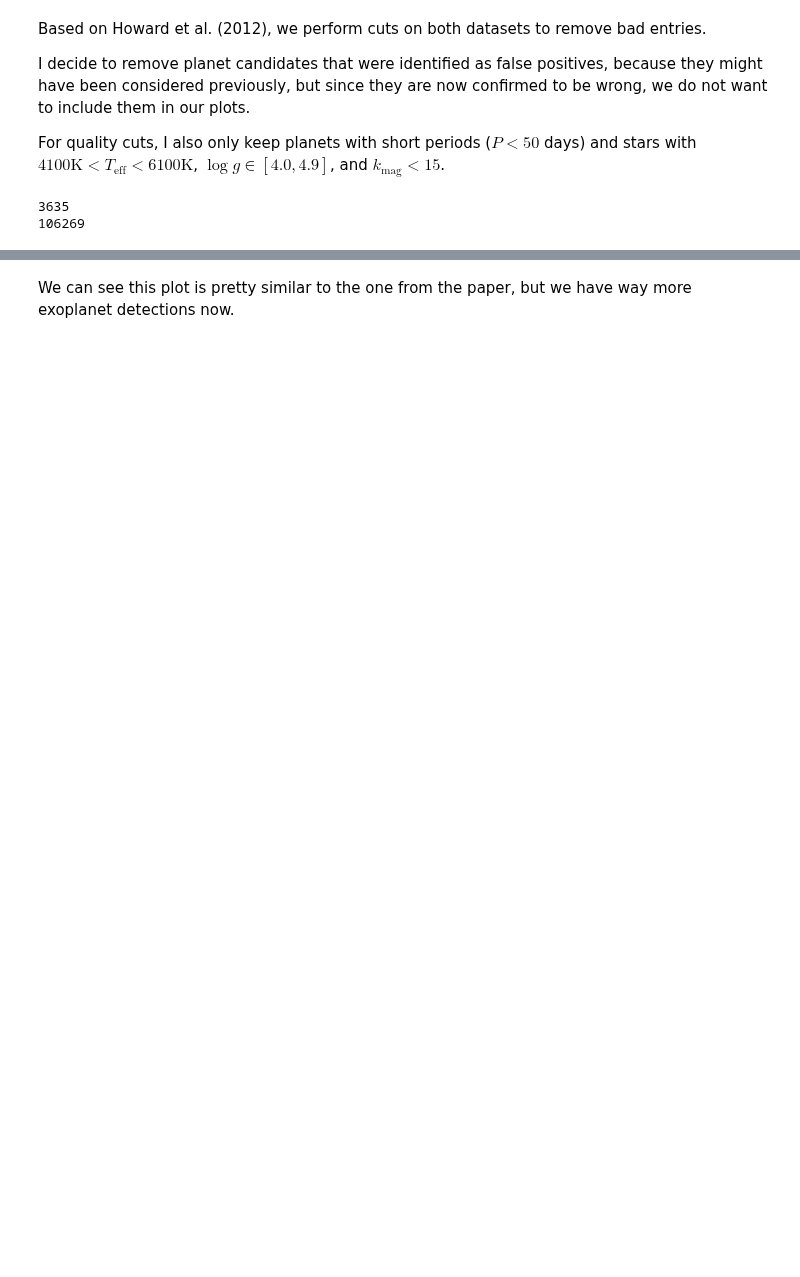
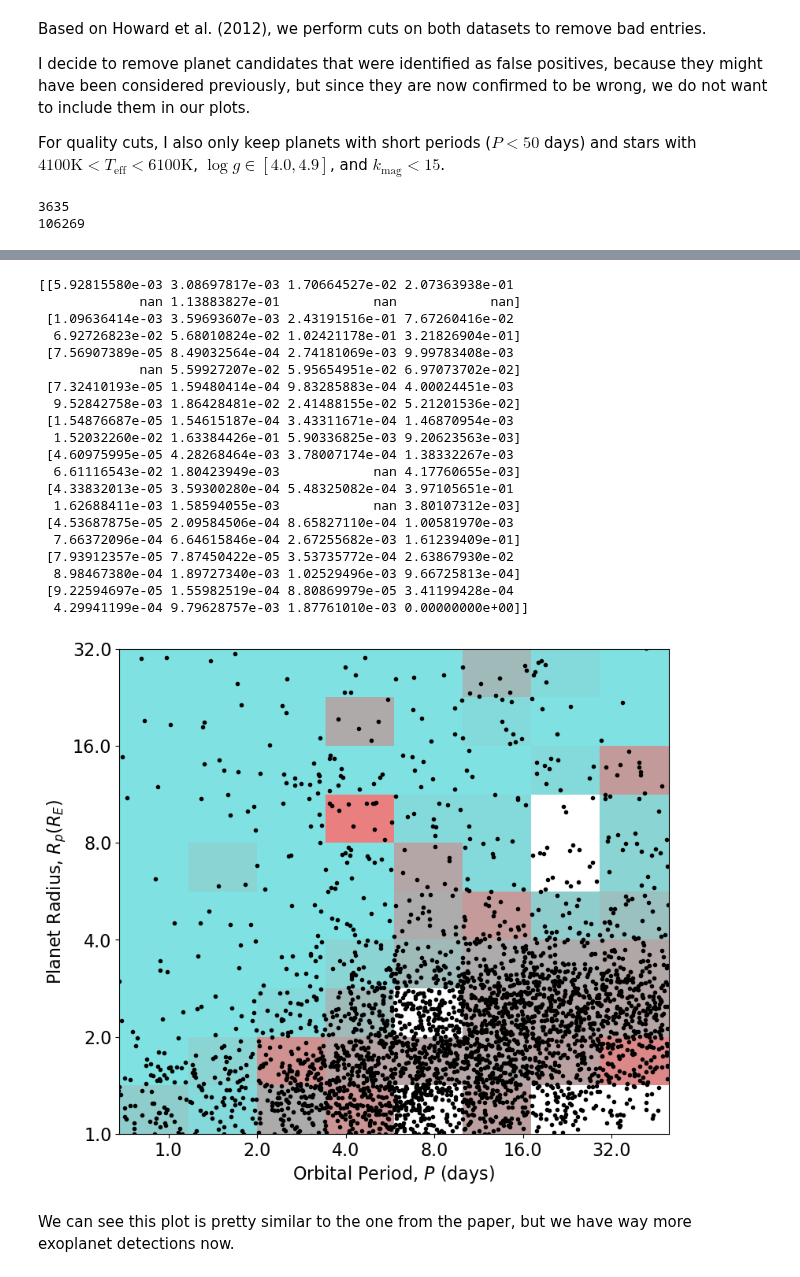
Before and after one commit to oliviergilbertastro/UMich, a Jupyter notebook: ASTRO530/hw6/hw6.ipynb, the cells around one changed output, grey strips where cells are left out. Drawn from its saved outputs; the diff is of its cells as text; code cells hidden in the pictures; blank space fills up the shorter version.

Commit message:
figure 5 start

```diff
--- a/ASTRO530/hw6/hw6.ipynb
+++ b/ASTRO530/hw6/hw6.ipynb
@@ -367,4 +367,5 @@ col_names = [header_line[start:end].strip() for start, end in colspecs]
 col_names = [col_names[i] for i in range(len(col_names)) if col_names[i]!=""]
 stars_cat = pd.read_fwf(r"/Users/ogilbert/Downloads/nph-nstedAPI.txt", skiprows=208, header=None, colspecs=colspecs, names=col_names)
 
-planets_cat = pd.read_csv(r"cumulative_2025.12.03_17.56.01.csv", header=53)
+planets_cat = pd.read_csv(r"cumulative_2025.12.05_12.54.16.csv", comment="#")
+print(planets_cat)
@@ -425,2 +454,46 @@ ax.ticklabel_format(style='plain')
+# %%
+#f_cell_grid = np.where(f_cell_grid != np.inf, f_cell_grid, np.nan)
+#f_cell_grid = np.where(f_cell_grid != 0, f_cell_grid, np.nan)
+f_cell_grid = np.where(f_cell_grid < 1, f_cell_grid, np.nan)
+print(f_cell_grid)
+from matplotlib.colors import LinearSegmentedColormap
+colors = [(0.0, "#00C4C4"),(0.032, "#5A5A5A"),(1.0, "#D40000")]
+paper_cmap = LinearSegmentedColormap.from_list("teal_gray_red", colors)
+plt.figure(figsize=(9,8))
+ax = plt.gca()
+weird = planets_cat[planets_cat["koi_prad"] > 10000].copy()
+pcm = ax.pcolormesh(xbins, ybins, f_cell_grid, shading="auto", cmap=paper_cmap, alpha=0.5)
+plt.plot(planets_cat["koi_period"], planets_cat["koi_prad"], marker=".", ls="None", color="black")
+plt.xscale("log", base=2)
+plt.yscale("log", base=2)
+ax.get_xaxis().set_major_formatter(plt.ScalarFormatter())
+ax.get_yaxis().set_major_formatter(plt.ScalarFormatter())
+plt.xlim(0.68,50)
+plt.ylim(1,32)
+plt.xlabel("Orbital Period, $P$ (days)")
+plt.ylabel("Planet Radius, $R_p(R_E)$")
+ax.ticklabel_format(style='plain')
+# %% [output]
+[[5.92815580e-03 3.08697817e-03 1.70664527e-02 2.07363938e-01
+             nan 1.13883827e-01            nan            nan]
+ [1.09636414e-03 3.59693607e-03 2.43191516e-01 7.67260416e-02
+  6.92726823e-02 5.68010824e-02 1.02421178e-01 3.21826904e-01]
+ [7.56907389e-05 8.49032564e-04 2.74181069e-03 9.99783408e-03
+             nan 5.59927207e-02 5.95654951e-02 6.97073702e-02]
+ [7.32410193e-05 1.59480414e-04 9.83285883e-04 4.00024451e-03
+  9.52842758e-03 1.86428481e-02 2.41488155e-02 5.21201536e-02]
+ [1.54876687e-05 1.54615187e-04 3.43311671e-04 1.46870954e-03
+  1.52032260e-02 1.63384426e-01 5.90336825e-03 9.20623563e-03]
+ [4.60975995e-05 4.28268464e-03 3.78007174e-04 1.38332267e-03
+  6.61116543e-02 1.80423949e-03            nan 4.17760655e-03]
+ [4.33832013e-05 3.59300280e-04 5.48325082e-04 3.97105651e-01
+  1.62688411e-03 1.58594055e-03            nan 3.80107312e-03]
+ [4.53687875e-05 2.09584506e-04 8.65827110e-04 1.00581970e-03
+  7.66372096e-04 6.64615846e-04 2.67255682e-03 1.61239409e-01]
+ [7.93912357e-05 7.87450422e-05 3.53735772e-04 2.63867930e-02
+  8.98467380e-04 1.89727340e-03 1.02529496e-03 9.66725813e-04]
+ [9.22594697e-05 1.55982519e-04 8.80869979e-05 3.41199428e-04
+  4.29941199e-04 9.79628757e-03 1.87761010e-03 0.00000000e+00]]
+[figure, added]
 # %% [markdown]
 We can see this plot is pretty similar to the one from the paper, but we have way more exoplanet detections now.
```
Also changed, not shown: parts of 6 cells of this notebook, 1 other file.
